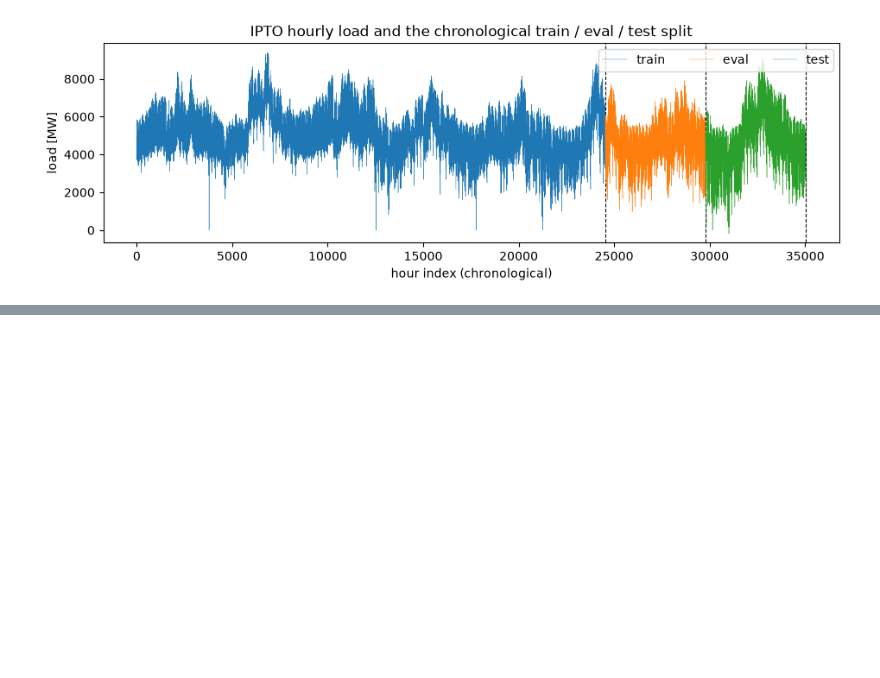
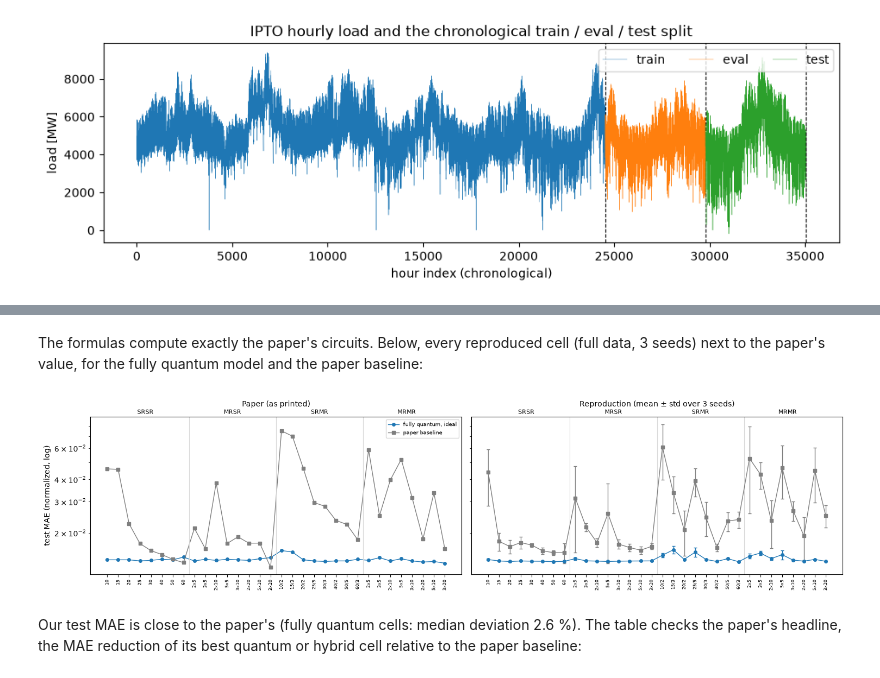
Before and after one commit to jricc/reproduced_papers, a Jupyter notebook: papers/distributed_qrc/notebook.ipynb, the cells around one changed output, grey strips where cells are left out. Cells and saved outputs as stored; diff of their text form; code cells hidden in the pictures; blank space fills up the shorter version.

```diff
--- a/papers/distributed_qrc/notebook.ipynb
+++ b/papers/distributed_qrc/notebook.ipynb
@@ -299,11 +87,0 @@ Then the full photonic grids (3 seeds) against the gate model; the adaptation co
-# %%
-merlin = read_json("merlin_comparison.json")
-rows = []
-for arch in ARCHS:
-    m = merlin[arch]
-    rows.append({"architecture": arch.upper(),
-                 "photonic+photonic kernel vs gate full-quantum": f"{m['a_full_quantum']['verdict']} ({m['a_full_quantum']['preserved_count']}/8, median {m['a_full_quantum']['median_relative_delta']:+.1%})",
-                 "photonic reservoir + linear vs gate + linear": f"{m['c_reservoir_linear']['verdict']} ({m['c_reservoir_linear']['median_relative_delta']:+.1%})",
-                 "headline vs B0 (MerLin / gate)": f"{m['d_headline']['merlin']['mae']['average_mean']:.1%} / {m['d_headline']['r2_ideal']['mae']['average_mean']:.1%}",
-                 "MerLin vs additional classical: better": f"{fair['architectures'][arch]['claims']['MERLIN_vs_fair_classical']['counts']['better']}/8"})
-display(pd.DataFrame(rows).style.hide(axis="index"))
@@ -368,0 +147,36 @@ largest difference between the two forecasts: 4e-13 (floating-point rounding)
+# %% [markdown]
+The formulas compute exactly the paper's circuits. Below, every reproduced cell (full data, 3 seeds) next to the paper's value, for the fully quantum model and the paper baseline:
+# %%
+def total_neurons(config):
+    # "10" (SRSR), "10/2" (SRMR: neurons / readouts) or "2x5" (MRSR, MRMR: reservoirs x neurons)
+    if "x" in config:
+        k, n = config.split("x")
+        return int(k) * int(n)
+    return int(config.split("/")[0])
+
+grid = pd.concat(
+    pd.read_csv(RESULTS / f"{arch}_vs_paper.csv", dtype={"configuration": str})
+    .assign(order=lambda d: d.configuration.map(total_neurons))
+    .sort_values("order", kind="stable")
+    for arch in ARCHS
+)
+fig, axes = plt.subplots(1, 2, figsize=(15, 3.8), sharey=True)
+for ax, side in zip(axes, ("Paper (as printed)", "Reproduction (mean ± std over 3 seeds)")):
+    for cell, c, m, label in (("quantum_ideal|quantum_kernel_ideal", COLORS["quantum"], "o", "fully quantum, ideal"), ("classical|linear", COLORS["baseline"], "s", "paper baseline")):
+        g = grid[(grid.reservoir + "|" + grid.readout) == cell].reset_index(drop=True)
+        x = np.arange(len(g))
+        if side.startswith("Paper"):
+            ax.plot(x, g.mae_paper, color=c, marker=m, ms=4, lw=1, label=label)
+        else:
+            ax.errorbar(x, g.mae_ours, yerr=g.mae_ours_std, color=c, marker=m, ms=4, lw=1, capsize=2, label=label)
+    for i, arch in enumerate(ARCHS):
+        if i:
+            ax.axvline(8 * i - 0.5, color="0.85", lw=0.8)
+        ax.text(8 * i + 3.5, 1.02, arch.upper(), transform=ax.get_xaxis_transform(), ha="center", fontsize=8)
+    ax.set_xticks(x, g.configuration, rotation=90, fontsize=6); ax.set_yscale("log"); ax.set_title(side, fontsize=10, pad=14)
+axes[0].set_ylabel("test MAE (normalized, log)"); axes[0].legend(fontsize=7)
+plt.tight_layout(); plt.show()
+# %% [output]
+[figure, added]
+# %% [markdown]
+Our test MAE is close to the paper's (fully quantum cells: median deviation 2.6 %). The table checks the paper's headline, the MAE reduction of its best quantum or hybrid cell relative to the paper baseline:
```
Also changed, not shown: parts of 42 cells of this notebook, 53 other files.
